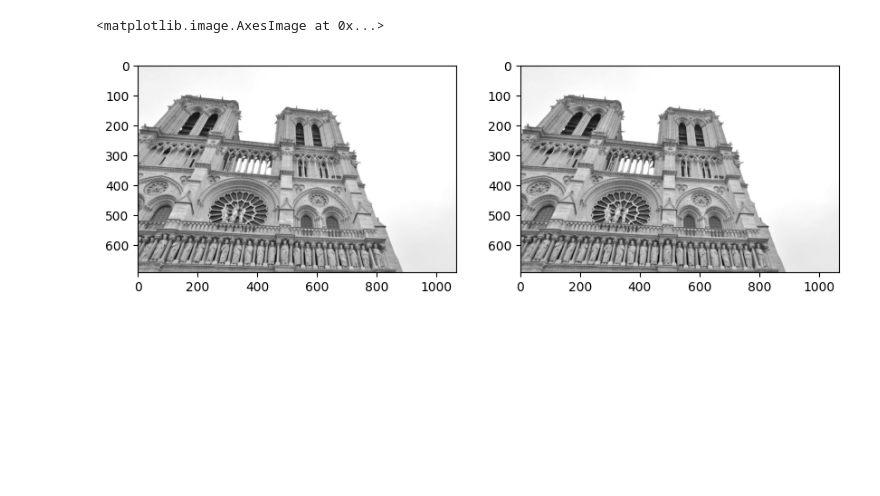
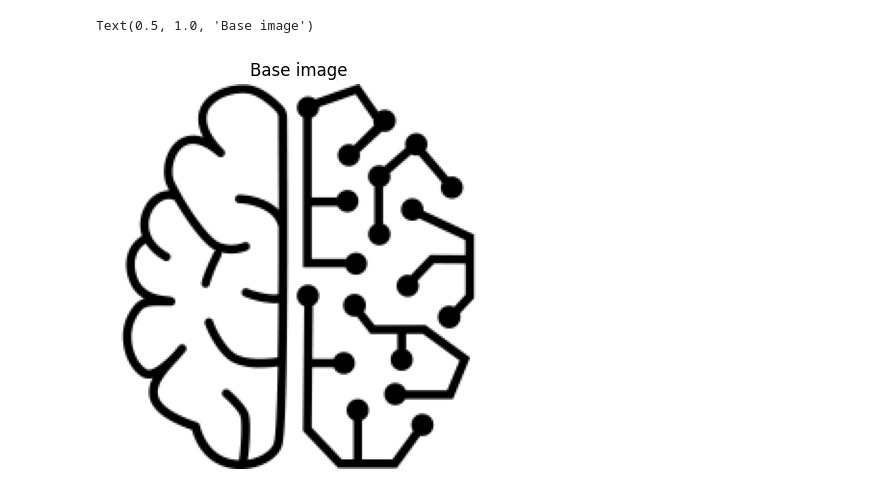
Before and after one commit to jose-melo/cv-image-matching, a Jupyter notebook: notebooks/sift/sift.ipynb, the cells around one changed output. Drawn from its saved outputs; the diff is of its cells as text; code cells hidden in the pictures; blank space fills up the shorter version.

```diff
--- a/notebooks/sift/sift.ipynb
+++ b/notebooks/sift/sift.ipynb
@@ -5,11 +5,0 @@ import numpy as np
-# %%
-img1 = '../../data/train/notre_dame_front_facade/images/01516300_11234314903.jpg'
-img2 = '../../data/train/notre_dame_front_facade/images/01569849_8047248507.jpg'
-fig, ax = plt.subplots(1, 2, figsize=(10, 10))
-img1 = cv.imread(img1, cv.IMREAD_GRAYSCALE)
-img2 = cv.imread(img2, cv.IMREAD_GRAYSCALE)
-ax[0].imshow(img1, cmap='gray')
-ax[1].imshow(img1, cmap='gray')
-# %% [output]
-<matplotlib.image.AxesImage at 0x...>
-[figure, removed]
@@ -180,0 +6,12 @@ filtered_key_points = sift.filter_keypoints(dog_images, key_points)
+# %%
+img1_path = '../../data/index.png'
+img1 = cv.imread(img1_path, cv.IMREAD_COLOR)
+gray1 = cv.cvtColor(img1, cv.COLOR_BGR2GRAY)
+# %%
+fig, ax = plt.subplots(1, 1, figsize=(5, 5))
+ax.imshow(img1)
+ax.axis("off")
+ax.set_title("Base image")
+# %% [output]
+Text(0.5, 1.0, 'Base image')
+[figure, added]
```
Also changed, not shown: parts of 9 cells of this notebook.
